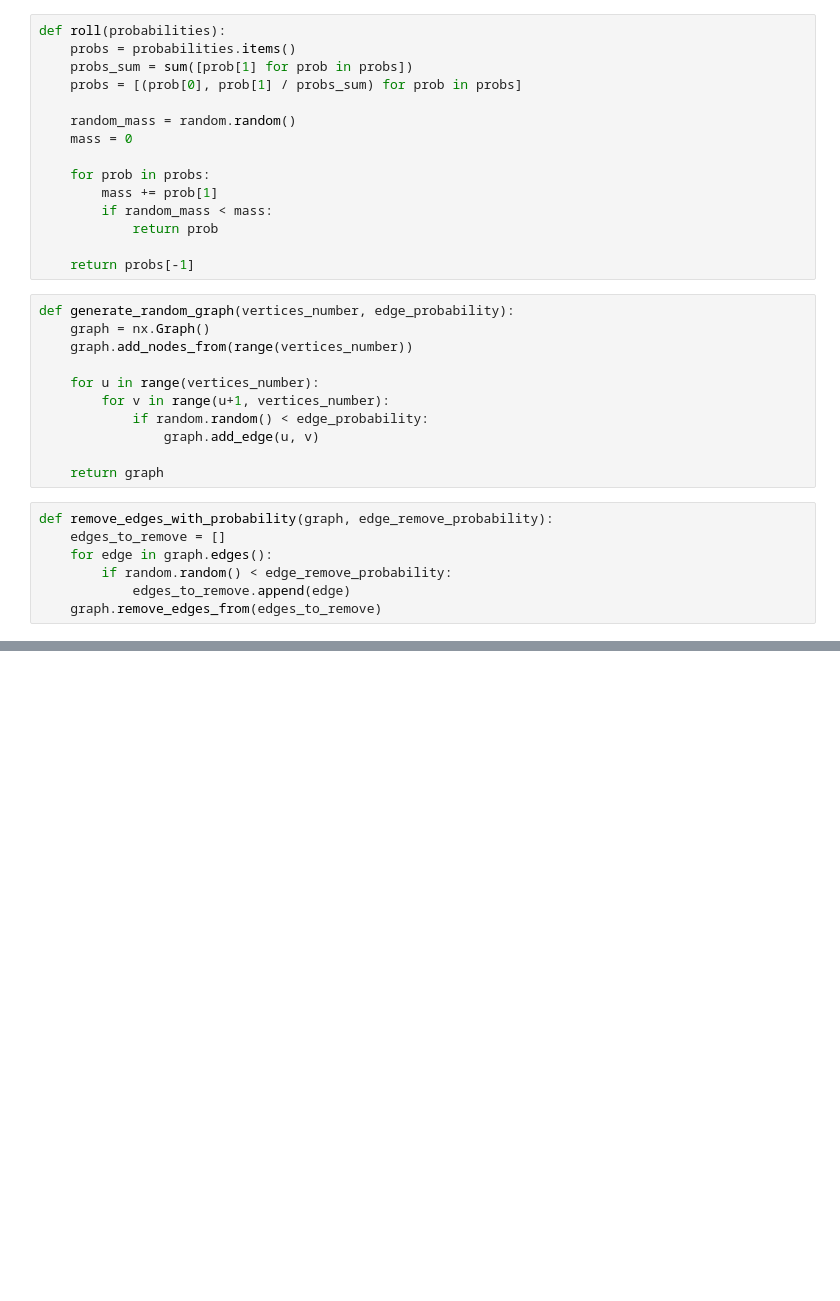
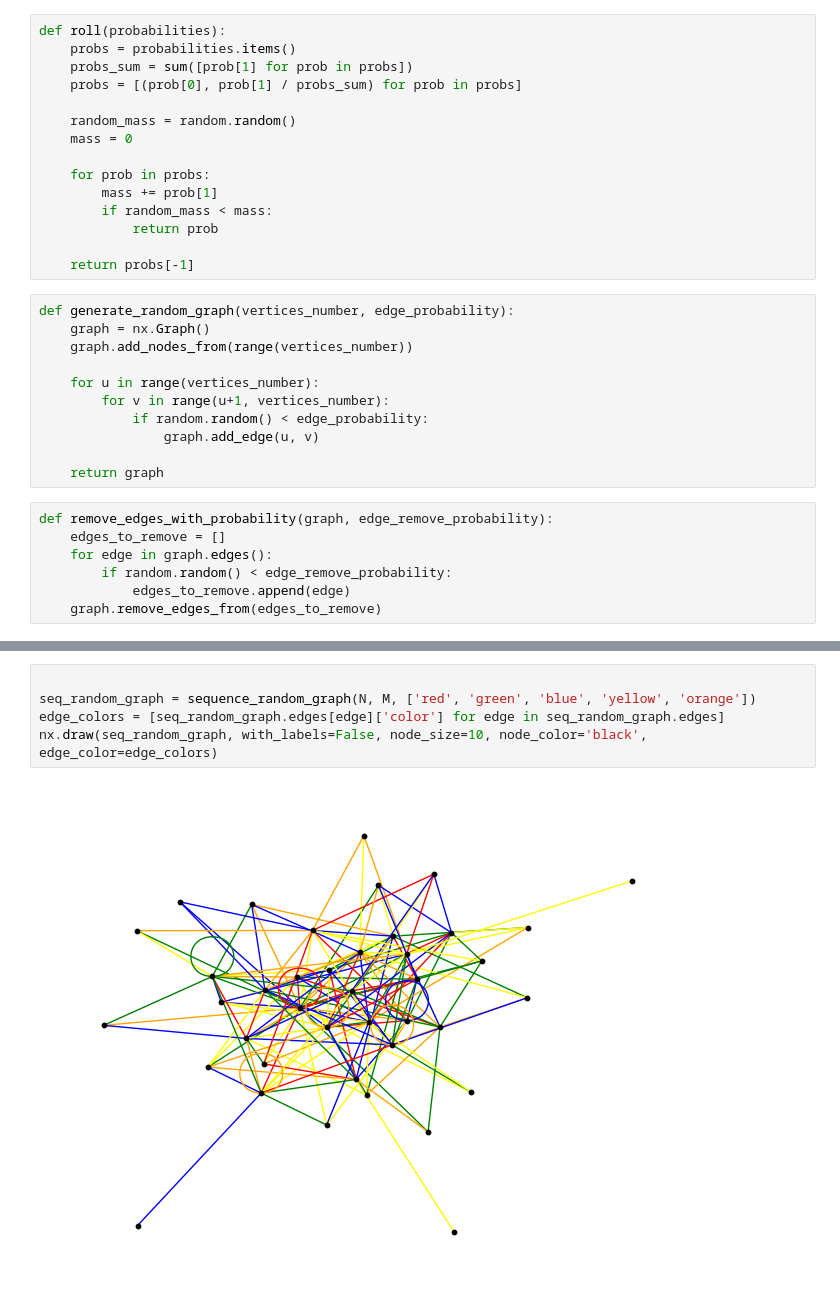
Before and after one commit to karoljanic/stem-soccer, a Jupyter notebook: investigation.ipynb, the cells around one changed output, grey strips where cells are left out. Saved outputs shown, nothing was run; the diff lists cells and outputs as text; blank space fills up the shorter version.

```diff
--- a/investigation.ipynb
+++ b/investigation.ipynb
@@ -247,0 +165,7 @@ nx.draw(barabasi_albert_graph, with_labels=True)
+# %%
+
+seq_random_graph = sequence_random_graph(N, M, ['red', 'green', 'blue', 'yellow', 'orange'])
+edge_colors = [seq_random_graph.edges[edge]['color'] for edge in seq_random_graph.edges]
+nx.draw(seq_random_graph, with_labels=False, node_size=10, node_color='black', edge_color=edge_colors)
+# %% [output]
+[figure, added]
```
Also changed, not shown: parts of 13 cells of this notebook.
